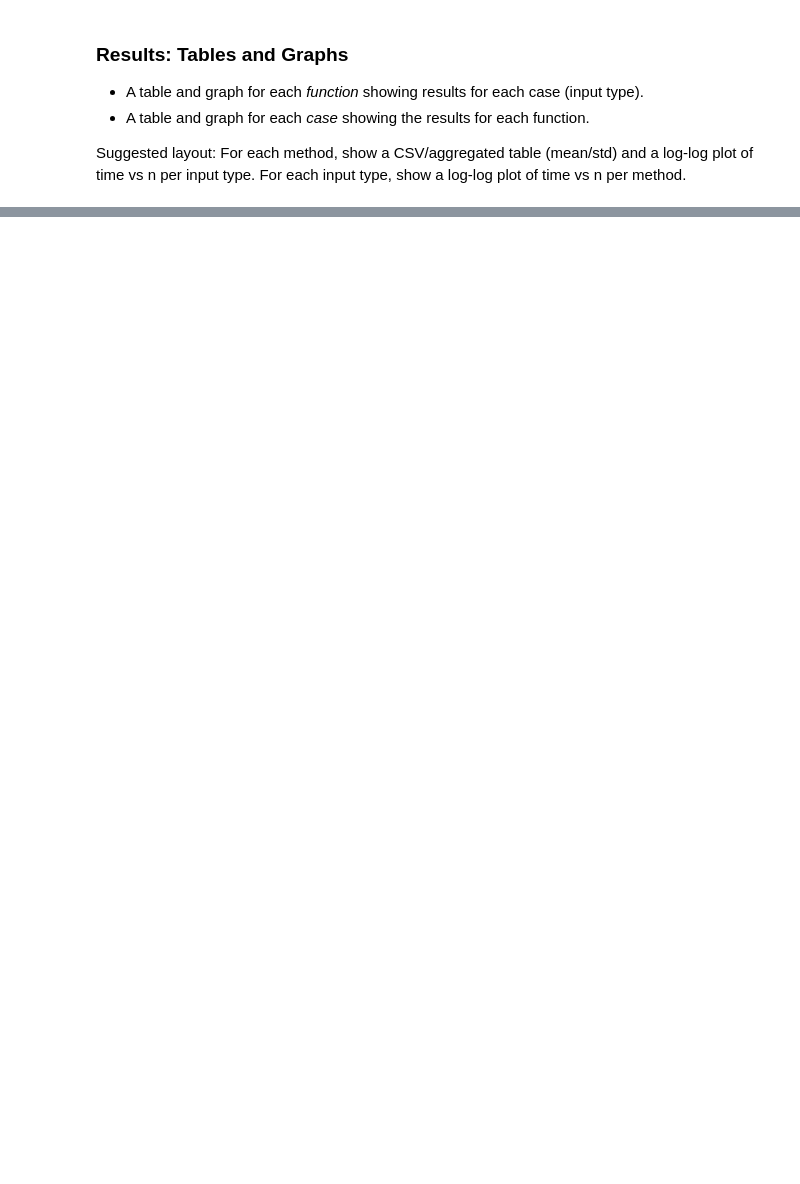
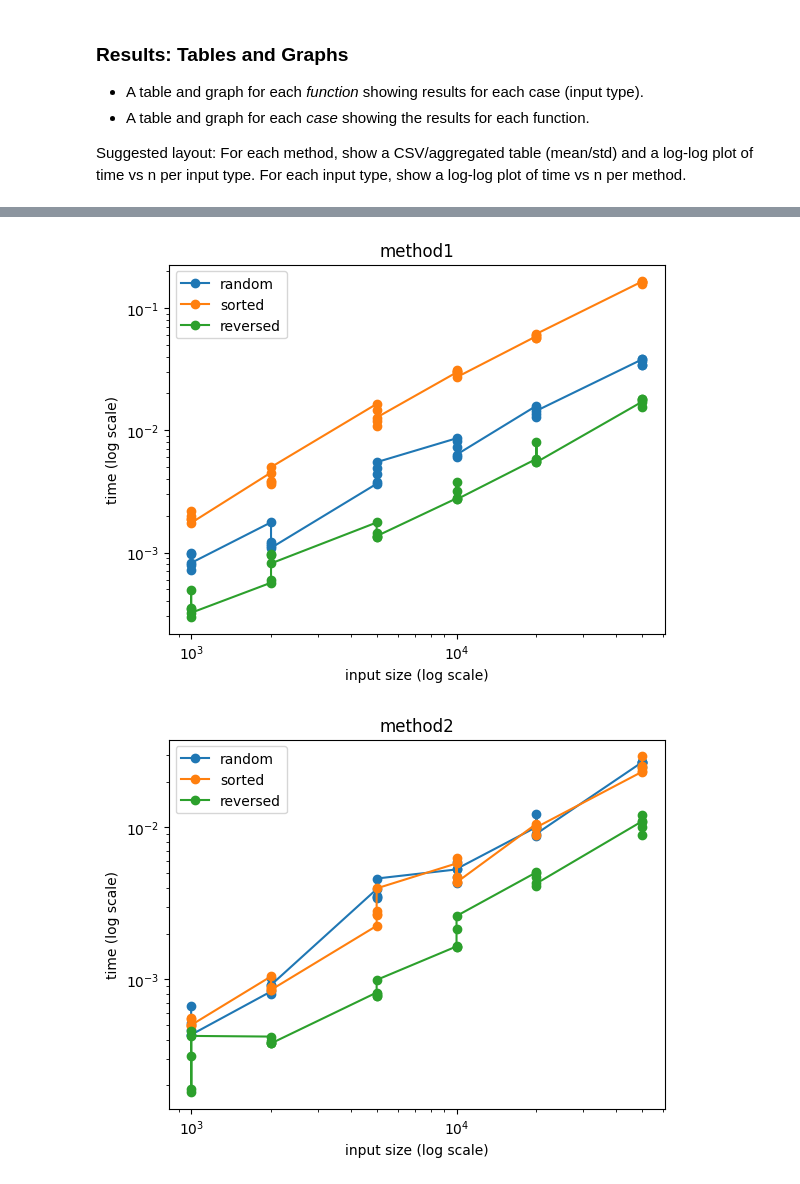
Before and after one commit to colonv-code/Program4_Algorithims, a Jupyter notebook: Program4AlgoFile.ipynb, the cells around one changed output, grey strips where cells are left out. Cells and saved outputs as stored; diff of their text form; code cells hidden in the pictures; blank space fills up the shorter version.

```diff
--- a/Program4AlgoFile.ipynb
+++ b/Program4AlgoFile.ipynb
@@ -97,3 +202,6 @@ run_benchmarks()
 - A table and graph for each *case* showing the results for each function.
 
 Suggested layout: For each method, show a CSV/aggregated table (mean/std) and a log-log plot of time vs n per input type. For each input type, show a log-log plot of time vs n per method.
+# %%
+for method in df["method"].unique():
+    display(df[df["method"] == method])
@@ -99,0 +248,28 @@ Suggested layout: For each method, show a CSV/aggregated table (mean/std) and a
+# %%
+import matplotlib.pyplot as plt
+
+for method in df["method"].unique():
+    plt.figure()
+
+    subset = df[df["method"] == method]
+
+    for input_type in INPUT_TYPES:
+        data = subset[subset["input"] == input_type]
+
+        plt.plot(
+            data["n"],
+            data["time"],
+            marker="o",
+            label=input_type
+        )
+
+    plt.xscale("log")
+    plt.yscale("log")
+    plt.title(f"{method}")
+    plt.xlabel("input size (log scale)")
+    plt.ylabel("time (log scale)")
+    plt.legend()
+    plt.show()
+# %% [output]
+[figure, added]
+[figure, added]
```
Also changed, not shown: parts of 14 cells of this notebook.
